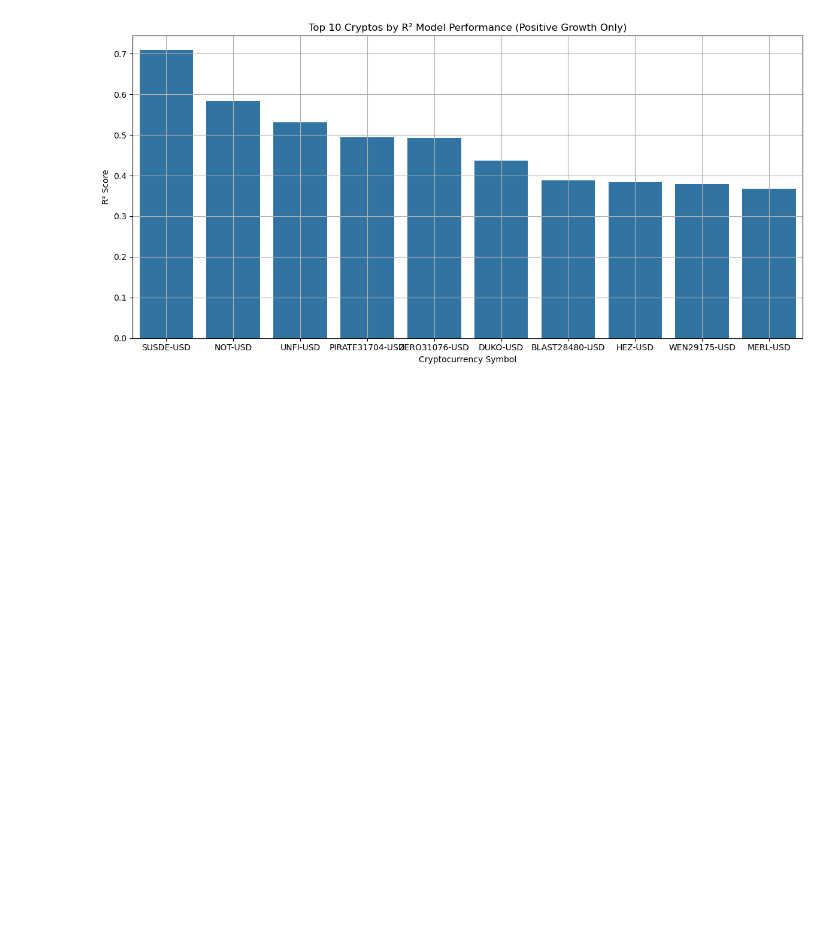
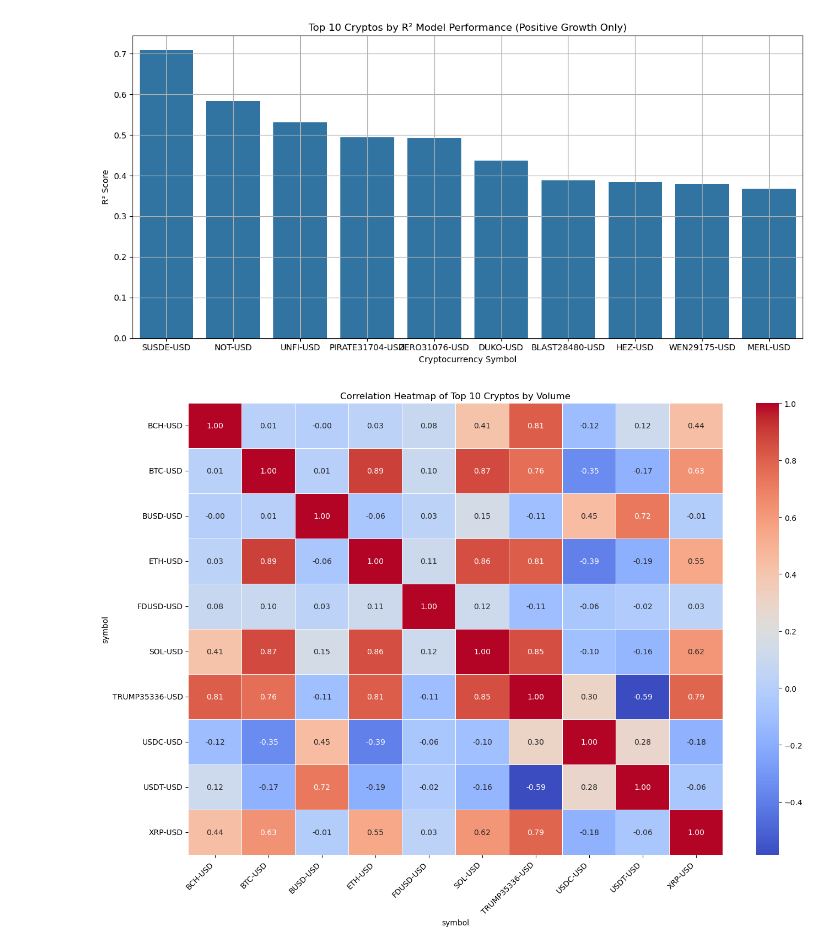
Before and after one commit to Hamed-Ahmadinia/data-analytics-python-course, a Jupyter notebook: Week 7/Data Analytics & Statistics in Python - Week 7.ipynb, the cells around one changed output. Drawn from its saved outputs; the diff is of its cells as text; code cells hidden in the pictures; blank space fills up the shorter version.

```diff
--- a/Week 7/Data Analytics & Statistics in Python - Week 7.ipynb
+++ b/Week 7/Data Analytics & Statistics in Python - Week 7.ipynb
@@ -350,3 +450,28 @@ if not pred_df.empty:
     plt.show()  # Display the plot
 # %% [output]
 [figure]
+# %%
+# Step 11: Future Visualization - Correlation Heatmap
+
+# Top 10 symbols by average volume
+top_symbols = df.groupby('symbol')['volume'].mean().sort_values(ascending=False).head(10).index
+
+# Filter data
+filtered_df = df[df['symbol'].isin(top_symbols)]
+
+# Create pivot table
+pivot_df = filtered_df.pivot_table(index='dates', columns='symbol', values='close')
+
+# Correlation matrix
+correlation_matrix = pivot_df.corr()
+
+# Plot improved heatmap
+plt.figure(figsize=(14, 10))
+sns.heatmap(correlation_matrix, cmap='coolwarm', annot=True, fmt=".2f", linewidths=0.5)
+plt.title("Correlation Heatmap of Top 10 Cryptos by Volume")
+plt.xticks(rotation=45, ha='right')
+plt.yticks(rotation=0)
+plt.tight_layout()
+plt.show()
+# %% [output]
+[figure, added]
```
Also changed, not shown: parts of 13 cells of this notebook.
